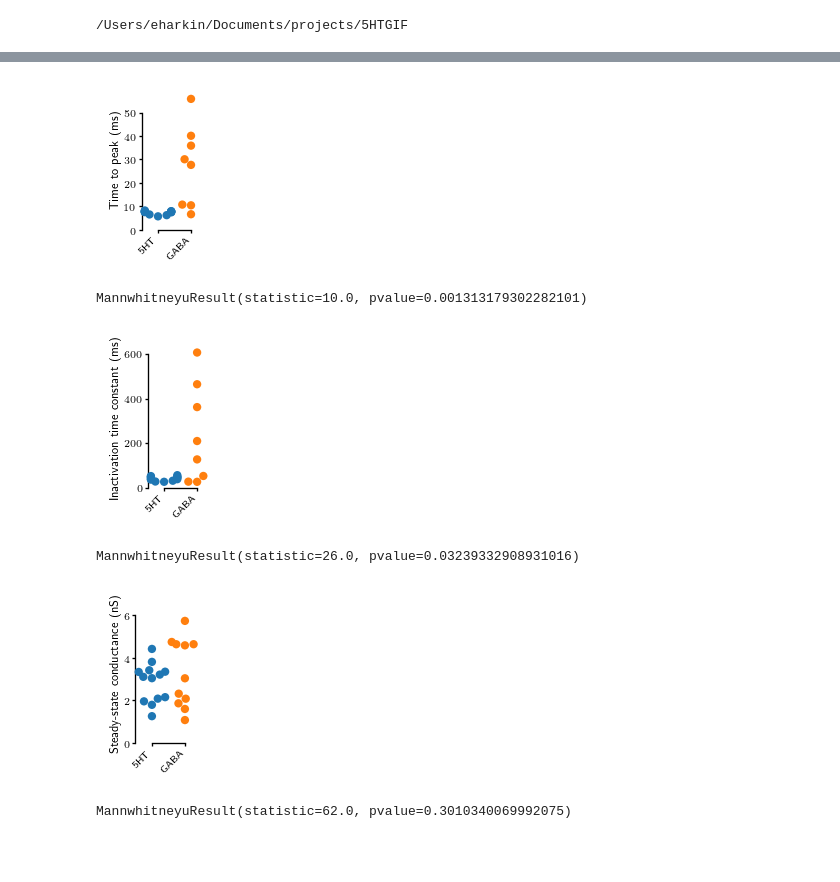
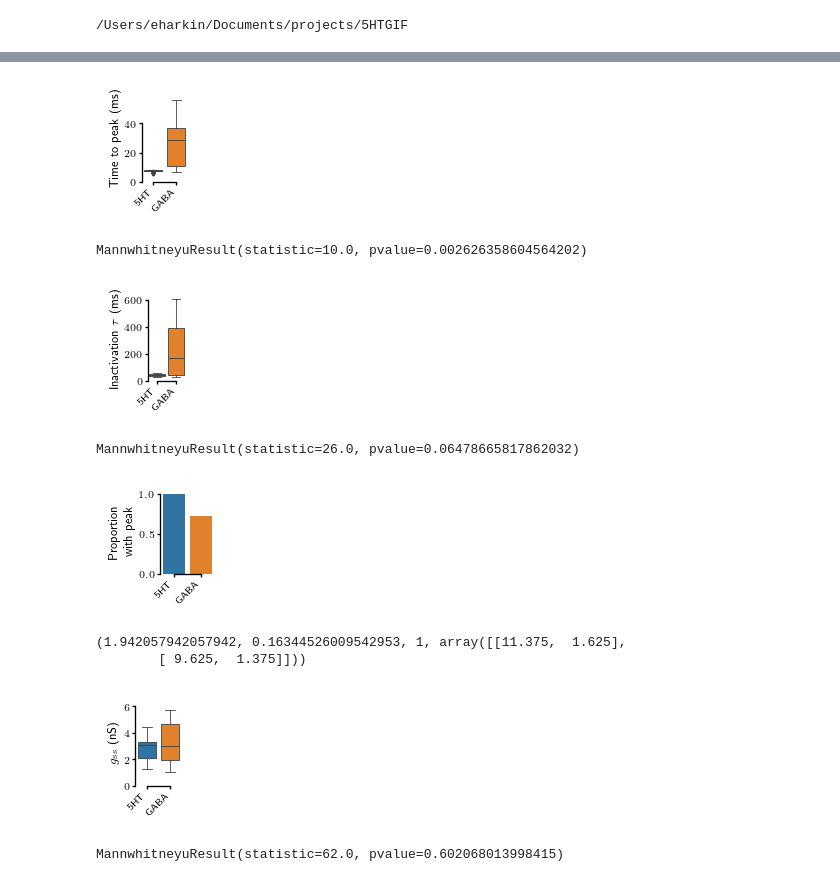
Before and after one commit to nauralcodinglab/raphegif, a Jupyter notebook: figs/scripts/writeup/wc_current_parameter_comparison.ipynb, the cells around one changed output, grey strips where cells are left out. Drawn from its saved outputs; the diff is of its cells as text; code cells hidden in the pictures; blank space fills up the shorter version.

```diff
--- a/figs/scripts/writeup/wc_current_parameter_comparison.ipynb
+++ b/figs/scripts/writeup/wc_current_parameter_comparison.ipynb
@@ -63 +63,3 @@ param_df.groupby('cell_type').sem()
+# %%
+figsize=(0.7, 1)
 # %%
@@ -87,36 +90,37 @@ MannwhitneyuResult(statistic=10.0, pvalue=0.001325904680507725)
 # %%
-plt.figure(figsize=(1, 1.5))
+plt.figure(figsize=figsize)
 
 plt.subplot(111)
-plt.subplots_adjust(left=0.4, right=0.95, top=0.97, bottom=0.2)
+plt.subplots_adjust(left=0.4, right=0.95, top=0.97, bottom=0.25)
 plt.ylim(0, 59)
-sns.swarmplot('cell_type', 'peak_latencies', data=param_df, clip_on=False)
+sns.boxplot('cell_type', 'peak_latencies', data=param_df, fliersize=2)
 plt.xlabel('')
 plt.ylabel('Time to peak (ms)')
 plt.xticks(rotation=45, ha='right')
 pltools.hide_border('tr', trim=True)
 
 if IMG_PATH is not None:
     plt.savefig(os.path.join(IMG_PATH, 'peak_latency_comparison.png'))
     plt.savefig(os.path.join(IMG_PATH, 'peak_latency_comparison.svg'))
 # %% [output]
-[figure, old version]
+[figure, new version]
 # %%
 stats.mannwhitneyu(
     stripNan(param_df.loc[param_df['cell_type'] == '5HT', 'peak_latencies']),
-    stripNan(param_df.loc[param_df['cell_type'] == 'GABA', 'peak_latencies'])
+    stripNan(param_df.loc[param_df['cell_type'] == 'GABA', 'peak_latencies']),
+    alternative='two-sided'
 )
 # %% [output]
-MannwhitneyuResult(statistic=10.0, pvalue=0.001313179302282101)
+MannwhitneyuResult(statistic=10.0, pvalue=0.002626358604564202)
 # %%
-plt.figure(figsize=(1, 1.5))
+plt.figure(figsize=figsize)
 
 plt.subplot(111)
-plt.subplots_adjust(left=0.4, right=0.95, top=0.97, bottom=0.2)
+plt.subplots_adjust(left=0.5, right=0.95, top=0.95, bottom=0.25)
 plt.ylim(0, 620)
-sns.swarmplot('cell_type', 'inactivation_taus', data=param_df, clip_on=False)
+sns.boxplot('cell_type', 'inactivation_taus', data=param_df)
 plt.xlabel('')
-plt.ylabel('Inactivation time constant (ms)')
+plt.ylabel(r'Inactivation $\tau$ (ms)')
 plt.xticks(rotation=45, ha='right')
 pltools.hide_border('tr', trim=True)
 
@@ -124,23 +128,51 @@ if IMG_PATH is not None:
     plt.savefig(os.path.join(IMG_PATH, 'inactivation_comparison.png'))
     plt.savefig(os.path.join(IMG_PATH, 'inactivation_comparison.svg'))
 # %% [output]
-[figure, old version]
+[figure, new version]
 # %%
 stats.mannwhitneyu(
     stripNan(param_df.loc[param_df['cell_type'] == '5HT', 'inactivation_taus']),
-    stripNan(param_df.loc[param_df['cell_type'] == 'GABA', 'inactivation_taus'])
+    stripNan(param_df.loc[param_df['cell_type'] == 'GABA', 'inactivation_taus']),
+    alternative='two-sided'
 )
 # %% [output]
-MannwhitneyuResult(statistic=26.0, pvalue=0.03239332908931016)
+MannwhitneyuResult(statistic=26.0, pvalue=0.06478665817862032)
+# %%
+plt.figure(figsize=(1, 1))
+
+plt.subplot(111)
+plt.subplots_adjust(left=0.5, right=0.95, top=0.95, bottom=0.25)
+sns.barplot('cell_type', 'peak_exists', data=param_df, ci=None)
+plt.xlabel('')
+plt.ylabel('Proportion\nwith peak')
+plt.xticks(rotation=45, ha='right')
+pltools.hide_border('tr', trim=True)
+
+if IMG_PATH is not None:
+    plt.savefig(os.path.join(IMG_PATH, 'peak_proportion_comparison.png'))
+    plt.savefig(os.path.join(IMG_PATH, 'peak_proportion_comparison.svg'))
+# %% [output]
+[figure, added]
+# %%
+contingency = [
+    [sum(param_df.loc[param_df['cell_type'] == '5HT', 'peak_exists']),
+    sum(~param_df.loc[param_df['cell_type'] == '5HT', 'peak_exists'])],
+    [sum(param_df.loc[param_df['cell_type'] == 'GABA', 'peak_exists']),
+    sum(~param_df.loc[param_df['cell_type'] == 'GABA', 'peak_exists'])],
+]
+stats.chi2_contingency(contingency)
+# %% [output]
+(1.942057942057942, 0.16344526009542953, 1, array([[11.375,  1.625],
+        [ 9.625,  1.375]]))
 # %%
-plt.figure(figsize=(1, 1.5))
+plt.figure(figsize=figsize)
 
 plt.subplot(111)
-plt.subplots_adjust(left=0.4, right=0.95, top=0.97, bottom=0.2)
+plt.subplots_adjust(left=0.4, right=0.95, top=0.97, bottom=0.25)
 plt.ylim(0, 6.5)
-sns.swarmplot('cell_type', 'steady_state_conductance', data=param_df, clip_on=False)
+sns.boxplot('cell_type', 'steady_state_conductance', data=param_df)
 plt.xlabel('')
-plt.ylabel('Steady-state conductance (nS)')
+plt.ylabel(r'$g_\mathrm{ss}$ (nS)')
 plt.xticks(rotation=45, ha='right')
 pltools.hide_border('tr', trim=True)
 
@@ -148,11 +180,12 @@ if IMG_PATH is not None:
     plt.savefig(os.path.join(IMG_PATH, 'steady_state_comparison.png'))
     plt.savefig(os.path.join(IMG_PATH, 'steady_state_comparison.svg'))
 # %% [output]
-[figure, old version]
+[figure, new version]
 # %%
 stats.mannwhitneyu(
     stripNan(param_df.loc[param_df['cell_type'] == '5HT', 'steady_state_conductance']),
-    stripNan(param_df.loc[param_df['cell_type'] == 'GABA', 'steady_state_conductance'])
+    stripNan(param_df.loc[param_df['cell_type'] == 'GABA', 'steady_state_conductance']),
+    alternative='two-sided'
 )
 # %% [output]
-MannwhitneyuResult(statistic=62.0, pvalue=0.3010340069992075)
+MannwhitneyuResult(statistic=62.0, pvalue=0.602068013998415)
```
Also changed, not shown: parts of 5 cells of this notebook, 7 other files.
